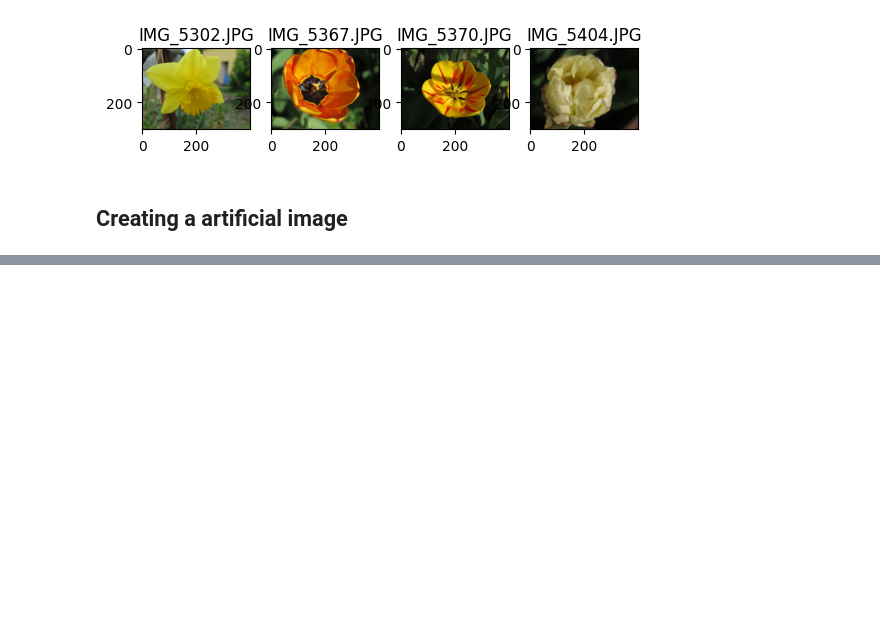
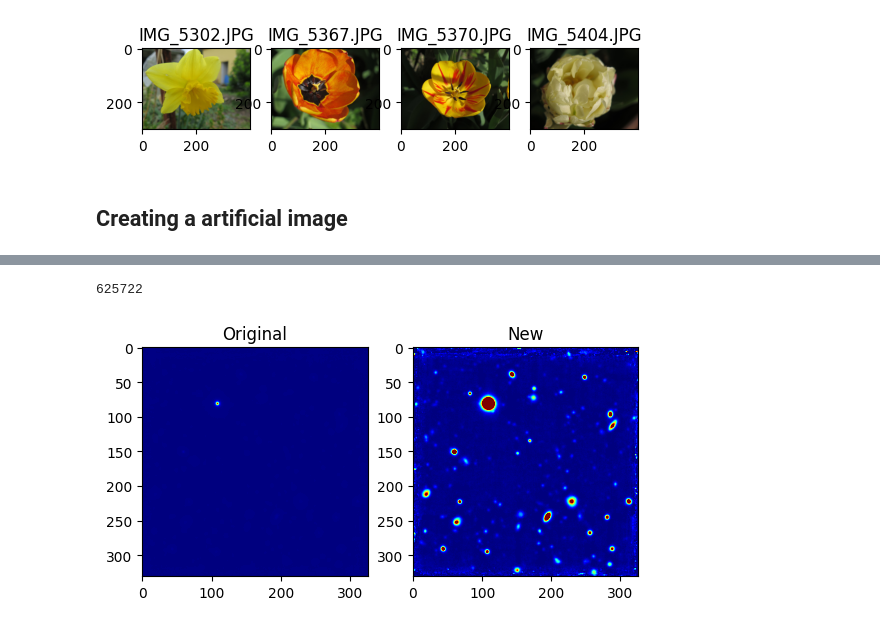
Before and after one commit to matheus3301/bip, a Jupyter notebook: lab1.ipynb, the cells around one changed output, grey strips where cells are left out. Saved outputs shown, nothing was run; the diff lists cells and outputs as text; code cells hidden in the pictures; blank space fills up the shorter version.

```diff
--- a/lab1.ipynb
+++ b/lab1.ipynb
@@ -126,0 +149,21 @@ plt.show()
+# %%
+img = skimage.io.imread("./images/hdfs.tiff")
+
+mins = []
+for i in img:
+    mins.append(min(i))
+
+print(min(mins))
+
+fig, axs = plt.subplots(1, 2)
+
+axs[0].imshow(img, cmap='jet')
+axs[0].set_title("Original")
+
+axs[1].imshow(img, cmap='jet', vmin=3000000, vmax=6000000)
+axs[1].set_title("New")
+
+plt.show()
+# %% [output]
+625722
+[figure, added]
```
Also changed, not shown: parts of 11 cells of this notebook, 3 other files.
